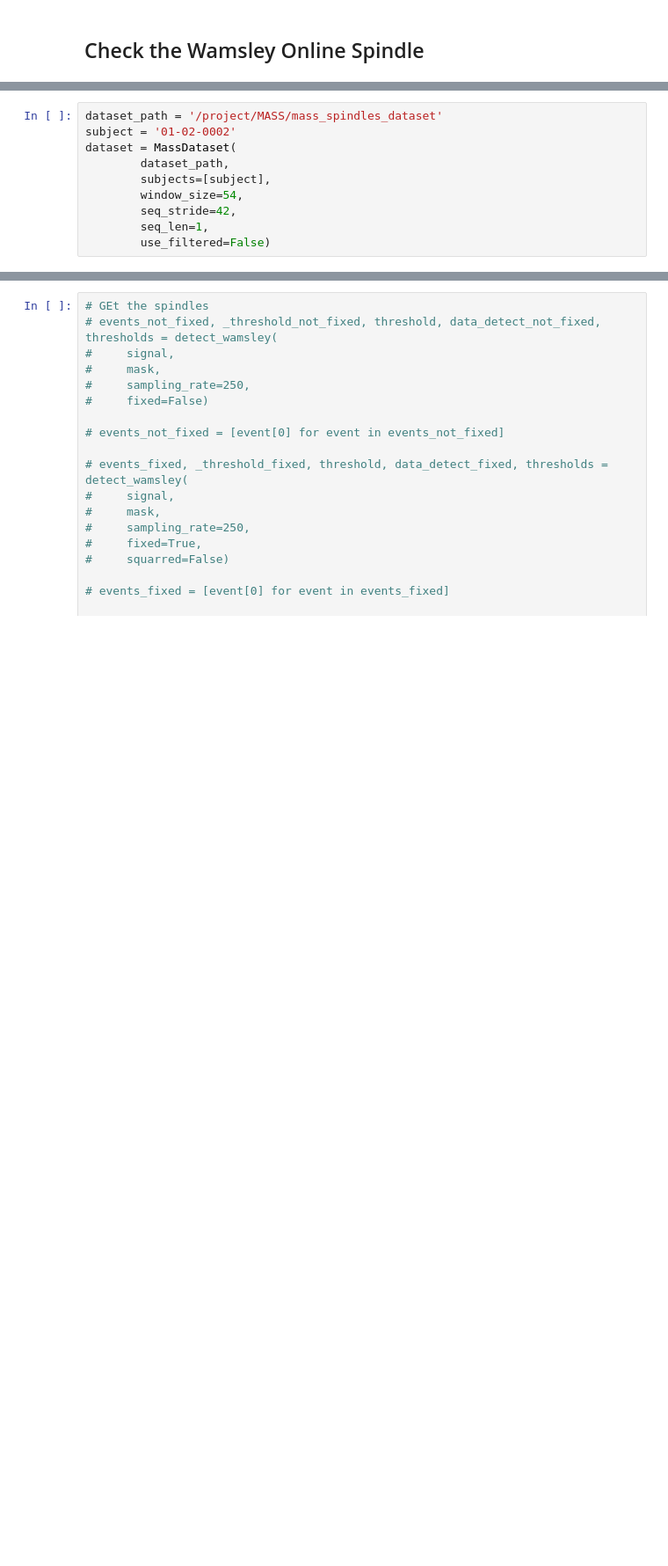
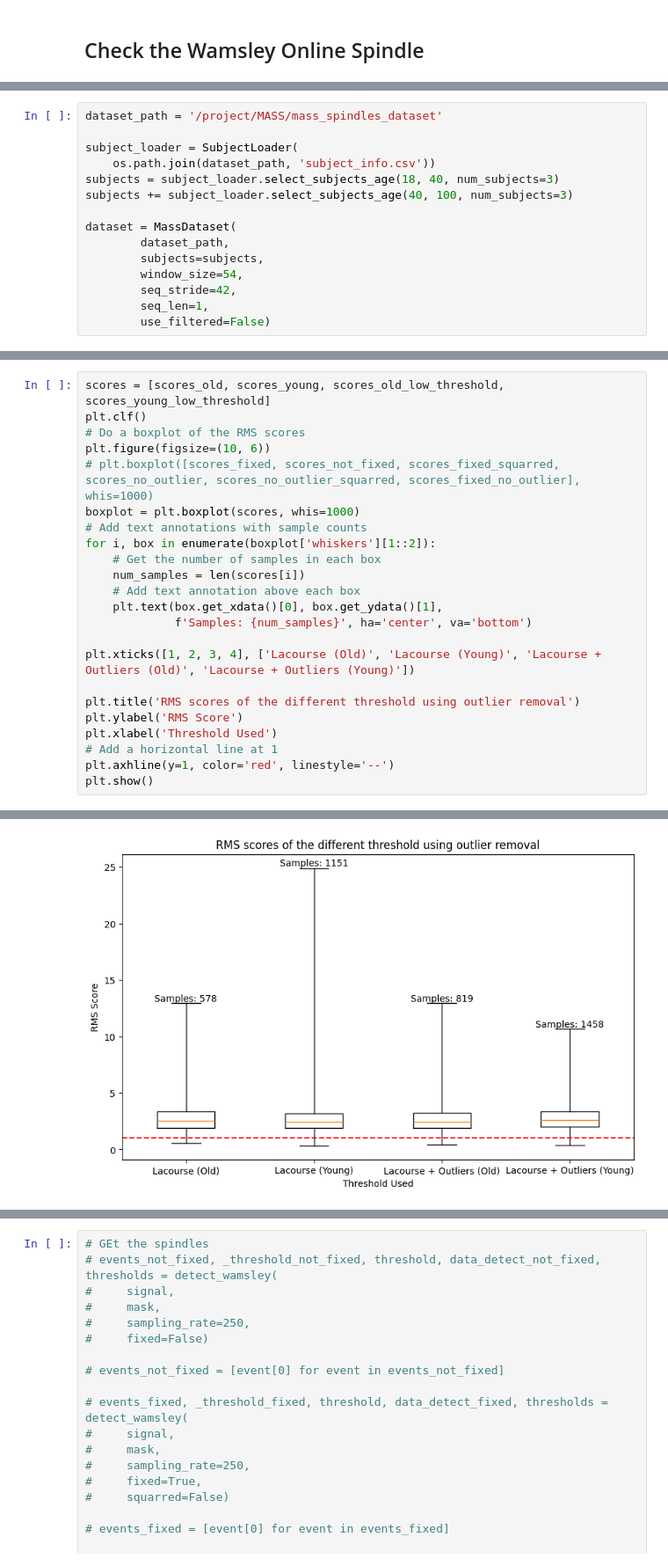
Before and after one commit to Portiloop/portiloop-training, a Jupyter notebook: notebooks/verifying_spindles.ipynb, the cells around one changed output, grey strips where cells are left out. Shown at 88% size. Drawn from its saved outputs; the diff is of its cells as text; blank space fills up the shorter version.

Commit message:
Added Lacourse support for experiments

```diff
--- a/notebooks/verifying_spindles.ipynb
+++ b/notebooks/verifying_spindles.ipynb
@@ -264,9 +265,14 @@ from portiloopml.portiloop_python.ANN.data.mass_data_new import MassDataset
 # %%
 dataset_path = '/project/MASS/mass_spindles_dataset'
-subject = '01-02-0002'
+
+subject_loader = SubjectLoader(
+    os.path.join(dataset_path, 'subject_info.csv'))
+subjects = subject_loader.select_subjects_age(18, 40, num_subjects=3)
+subjects += subject_loader.select_subjects_age(40, 100, num_subjects=3)
+
 dataset = MassDataset(
         dataset_path,
-        subjects=[subject],
+        subjects=subjects,
         window_size=54,
         seq_stride=42,
         seq_len=1,
@@ -413,0 +645,24 @@ def detect_wamsley(data, mask, sampling_rate=250, thresholds=None, fixed=True, s
+# %%
+scores = [scores_old, scores_young, scores_old_low_threshold, scores_young_low_threshold]
+plt.clf()
+# Do a boxplot of the RMS scores
+plt.figure(figsize=(10, 6))
+# plt.boxplot([scores_fixed, scores_not_fixed, scores_fixed_squarred, scores_no_outlier, scores_no_outlier_squarred, scores_fixed_no_outlier], whis=1000)
+boxplot = plt.boxplot(scores, whis=1000)
+# Add text annotations with sample counts
+for i, box in enumerate(boxplot['whiskers'][1::2]):
+    # Get the number of samples in each box
+    num_samples = len(scores[i])
+    # Add text annotation above each box
+    plt.text(box.get_xdata()[0], box.get_ydata()[1],
+             f'Samples: {num_samples}', ha='center', va='bottom')
+
+plt.xticks([1, 2, 3, 4], ['Lacourse (Old)', 'Lacourse (Young)', 'Lacourse + Outliers (Old)', 'Lacourse + Outliers (Young)'])
+
+plt.title('RMS scores of the different threshold using outlier removal')
+plt.ylabel('RMS Score')
+plt.xlabel('Threshold Used')
+# Add a horizontal line at 1
+plt.axhline(y=1, color='red', linestyle='--')
+plt.show()
+# %% [output]
@@ -413,0 +670 @@ def detect_wamsley(data, mask, sampling_rate=250, thresholds=None, fixed=True, s
+[figure, added]
```
Also changed, not shown: parts of 15 cells of this notebook, 4 other files.
